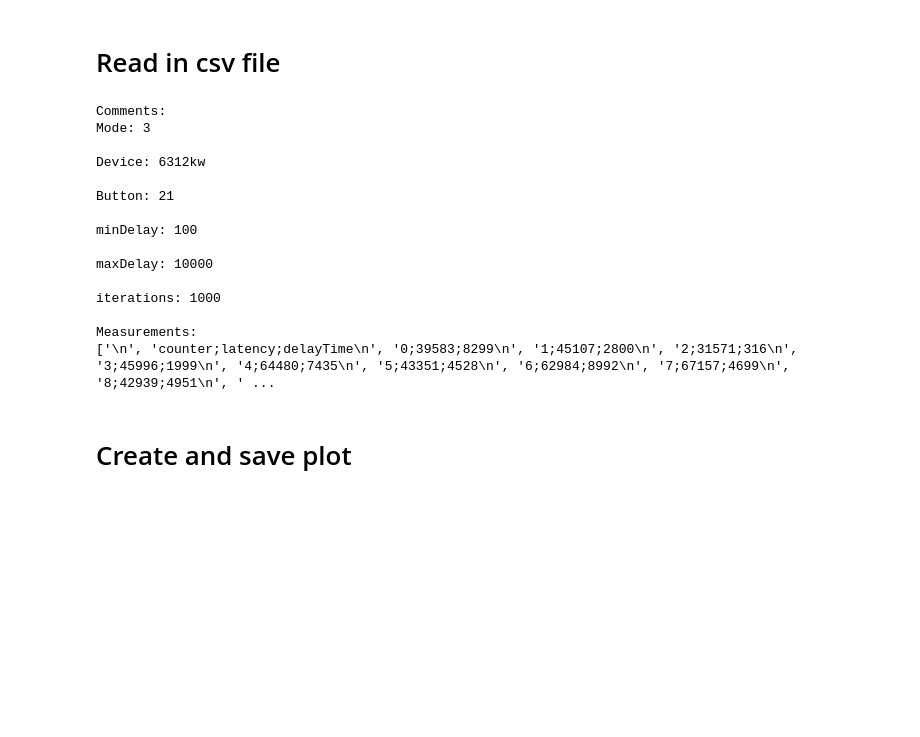
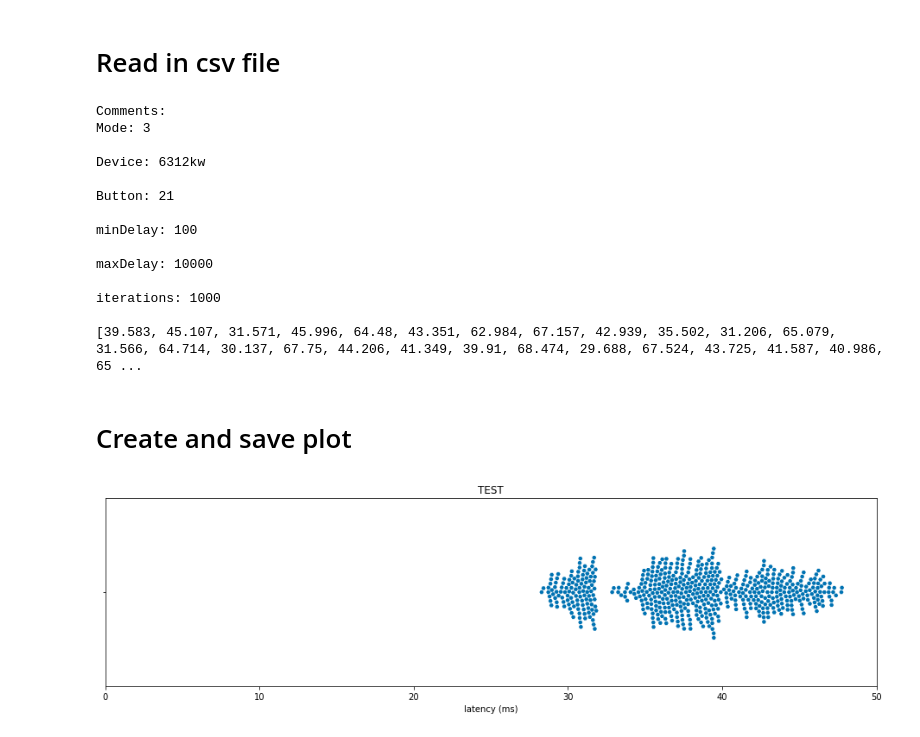
Before and after one commit to PDA-UR/latency_measurements, a Jupyter notebook: ProcessingPipeline.ipynb, the cells around one changed output. Saved outputs shown, nothing was run; the diff lists cells and outputs as text; code cells hidden in the pictures; blank space fills up the shorter version.

Commit message:
Extract latencies from data and create swarmplot
All measured latencies are extracted from the csv file and a swarm plot is created. x_min and x_max are defined as constants

```diff
--- a/ProcessingPipeline.ipynb
+++ b/ProcessingPipeline.ipynb
@@ -9,3 +9,7 @@ import numpy as np
 # Constants
 # %%
 # Min and max of the plot
+
+CSV_DELIMITER = ';'
+PLOT_X_MIN = 0
+PLOT_X_MAX = 50
@@ -12,3 +20,5 @@ import numpy as np
+# %%
+filename = 'default_polling/AUTO_6312kw_0ms_1.csv'
 # %% [markdown]
 # Helper functions
 # %%
@@ -48,7 +64,9 @@ def parse_comments(comment_lines):
 # %%
 # The corresponding csv file should later be handed over when starting the python script
 
-measurements = read_csv_data('default_polling/AUTO_6312kw_0ms_1.csv')
+measurements = read_csv_data(filename)
+
+print(measurements)
 # %% [output]
 Comments:
 Mode: 3
@@ -63,23 +81,25 @@ maxDelay: 10000
 
 iterations: 1000
 
-Measurements:
-['\n', 'counter;latency;delayTime\n', '0;39583;8299\n', '1;45107;2800\n', '2;31571;316\n', '3;45996;1999\n', '4;64480;7435\n', '5;43351;4528\n', '6;62984;8992\n', '7;67157;4699\n', '8;42939;4951\n', ' ...
+[39.583, 45.107, 31.571, 45.996, 64.48, 43.351, 62.984, 67.157, 42.939, 35.502, 31.206, 65.079, 31.566, 64.714, 30.137, 67.75, 44.206, 41.349, 39.91, 68.474, 29.688, 67.524, 43.725, 41.587, 40.986, 65 ...
 # %% [markdown]
 # Create and save plot
 # %%
 plt.figure(figsize=[16, 4])
-#plt.title('Swarmplot of '+ values["device"])
 
-ax = sns.pointplot((values["latency"]/1000), values["polling"], join=False, palette="dark", markers="D", scale=.75, ci="sd", zorder=1)
-ax = sns.swarmplot((values["latency"]/1000), values["polling"], hue=None, palette="colorblind", size=1, dodge=True, marker="H",orient="h", alpha=1, zorder=0)
+#ax = sns.pointplot((values["latency"]), values["polling"], join=False, palette="dark", markers="D", scale=.75, ci="sd", zorder=1, errwidth=0.5, capsize=.2, ax =axes)
+#ax = sns.swarmplot((values["latency"]), values["polling"], hue=None, palette="colorblind", size=1, dodge=True, marker="H",orient="h", alpha=1, zorder=0)
+ax = sns.swarmplot(x=measurements, hue=None, palette="colorblind", dodge=True, marker="H",orient="h", alpha=1, zorder=0)
 
-plt.title(DEVICE_NAMES["g9"])
+plt.title("TEST")
 plt.xlabel("latency (ms)")
-plt.xlim(0, 20)
+plt.xlim(PLOT_X_MIN, PLOT_X_MAX)
 
 axes = plt.gca()
-#axes.set_xlim(0,100)
+
+# TODO: Save plot
+# %% [output]
+[figure, added]
 # %%
 DATA_PATH = "./"
 ITERATIONS = ["_1","_2","_3","_4","_5"]
```
Also changed, not shown: parts of 11 cells of this notebook.
